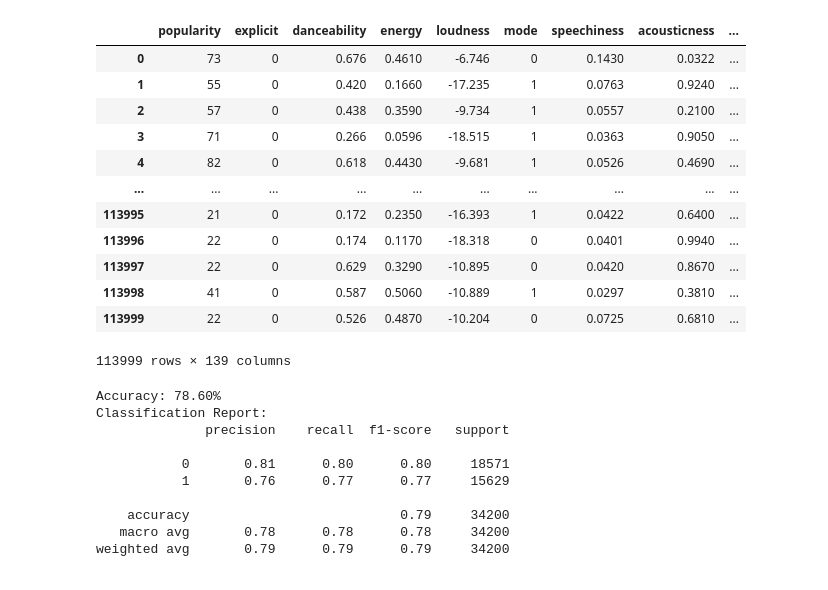
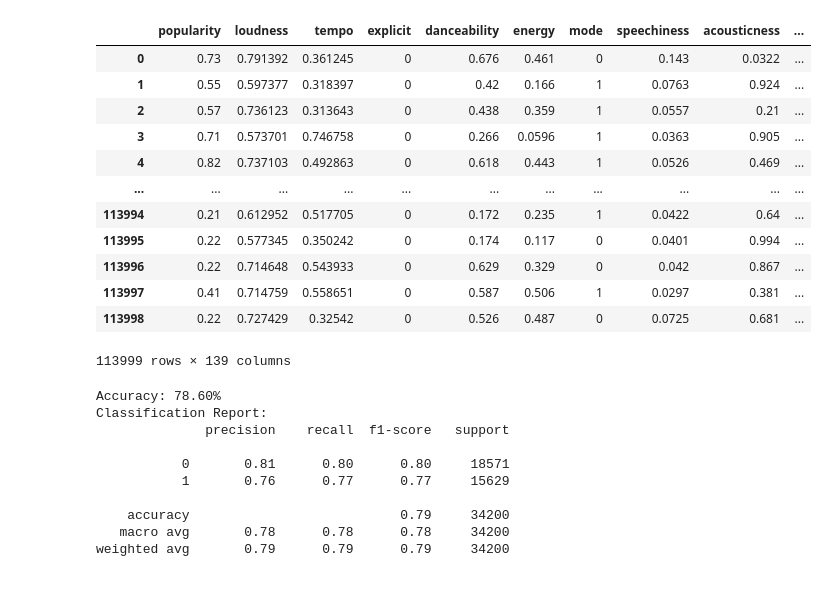
Before and after one commit to nfortes/music-happiness-predictor, a Jupyter notebook: music-happiness-predictor-cart.ipynb, the cells around one changed output. Cells and saved outputs as stored; diff of their text form; code cells hidden in the pictures.

```diff
--- a/music-happiness-predictor-cart.ipynb
+++ b/music-happiness-predictor-cart.ipynb
@@ -6,9 +6,8 @@
 # %%
 import pandas as pd
 from sklearn.model_selection import train_test_split
-from sklearn.preprocessing import StandardScaler
+from sklearn.preprocessing import MinMaxScaler
 from sklearn.compose import ColumnTransformer
-
 
 # Load dataset
 df = pd.read_csv('./dataset.csv')
@@ -24,49 +23,48 @@ df['valence'] = df['valence'].map(lambda x: 0 if x < 0.5 else 1)
 df['explicit'] = df['explicit'].astype(int)
 
 # One-hot encode categorical features
 df = pd.get_dummies(df, columns=['key', 'time_signature', 'track_genre'], drop_first=True)
 
 # Define target and drop non-feature columns
 y = df['valence']
 X = df.drop(columns=['track_id', 'artists', 'album_name', 'track_name', 'valence', 'duration_ms'])
 
 # Identify numeric features to scale
-numeric_features = ['popularity', 'danceability', 'energy', 'loudness',
-                    'speechiness', 'acousticness', 'instrumentalness', 'liveness', 'tempo']
+numeric_features = ['popularity', 'loudness', 'tempo']
 
 # All other features (binary or one-hot) are left as-is
 non_scaled_features = [col for col in X.columns if col not in numeric_features]
 
 # ColumnTransformer for selective scaling
 preprocessor = ColumnTransformer(
     transformers=[
-        ('num', StandardScaler(), numeric_features),
+        ('num', MinMaxScaler(), numeric_features),
         ('pass', 'passthrough', non_scaled_features)
     ]
 )
 
 # Fit and transform the data
 X_processed = preprocessor.fit_transform(X)
 
 # Reconstruct a DataFrame (optional, for inspection/debugging)
 X_processed = pd.DataFrame(X_processed, columns=numeric_features + non_scaled_features)
 
 # Train-test split
 X_train, X_test, y_train, y_test = train_test_split(X_processed, y, test_size=0.3, random_state=42)
-X
+X_processed
 # %% [output]
-|  | popularity | explicit | danceability | energy | loudness | mode | speechiness | acousticness | ... |
-| 0 | 73 | 0 | 0.676 | 0.4610 | -6.746 | 0 | 0.1430 | 0.0322 | ... |
-| 1 | 55 | 0 | 0.420 | 0.1660 | -17.235 | 1 | 0.0763 | 0.9240 | ... |
-| 2 | 57 | 0 | 0.438 | 0.3590 | -9.734 | 1 | 0.0557 | 0.2100 | ... |
-| 3 | 71 | 0 | 0.266 | 0.0596 | -18.515 | 1 | 0.0363 | 0.9050 | ... |
-| 4 | 82 | 0 | 0.618 | 0.4430 | -9.681 | 1 | 0.0526 | 0.4690 | ... |
-| ... | ... | ... | ... | ... | ... | ... | ... | ... | ... |
-| 113995 | 21 | 0 | 0.172 | 0.2350 | -16.393 | 1 | 0.0422 | 0.6400 | ... |
-| 113996 | 22 | 0 | 0.174 | 0.1170 | -18.318 | 0 | 0.0401 | 0.9940 | ... |
-| 113997 | 22 | 0 | 0.629 | 0.3290 | -10.895 | 0 | 0.0420 | 0.8670 | ... |
-| 113998 | 41 | 0 | 0.587 | 0.5060 | -10.889 | 1 | 0.0297 | 0.3810 | ... |
-| 113999 | 22 | 0 | 0.526 | 0.4870 | -10.204 | 0 | 0.0725 | 0.6810 | ... |
+|  | popularity | loudness | tempo | explicit | danceability | energy | mode | speechiness | acousticness | ... |
+| 0 | 0.73 | 0.791392 | 0.361245 | 0 | 0.676 | 0.461 | 0 | 0.143 | 0.0322 | ... |
+| 1 | 0.55 | 0.597377 | 0.318397 | 0 | 0.42 | 0.166 | 1 | 0.0763 | 0.924 | ... |
+| 2 | 0.57 | 0.736123 | 0.313643 | 0 | 0.438 | 0.359 | 1 | 0.0557 | 0.21 | ... |
+| 3 | 0.71 | 0.573701 | 0.746758 | 0 | 0.266 | 0.0596 | 1 | 0.0363 | 0.905 | ... |
+| 4 | 0.82 | 0.737103 | 0.492863 | 0 | 0.618 | 0.443 | 1 | 0.0526 | 0.469 | ... |
+| ... | ... | ... | ... | ... | ... | ... | ... | ... | ... | ... |
+| 113994 | 0.21 | 0.612952 | 0.517705 | 0 | 0.172 | 0.235 | 1 | 0.0422 | 0.64 | ... |
+| 113995 | 0.22 | 0.577345 | 0.350242 | 0 | 0.174 | 0.117 | 0 | 0.0401 | 0.994 | ... |
+| 113996 | 0.22 | 0.714648 | 0.543933 | 0 | 0.629 | 0.329 | 0 | 0.042 | 0.867 | ... |
+| 113997 | 0.41 | 0.714759 | 0.558651 | 0 | 0.587 | 0.506 | 1 | 0.0297 | 0.381 | ... |
+| 113998 | 0.22 | 0.727429 | 0.32542 | 0 | 0.526 | 0.487 | 0 | 0.0725 | 0.681 | ... |
 113999 rows × 139 columns
 # %%
 from sklearn.tree import DecisionTreeClassifier
```
Also changed, not shown: 4 other files.
